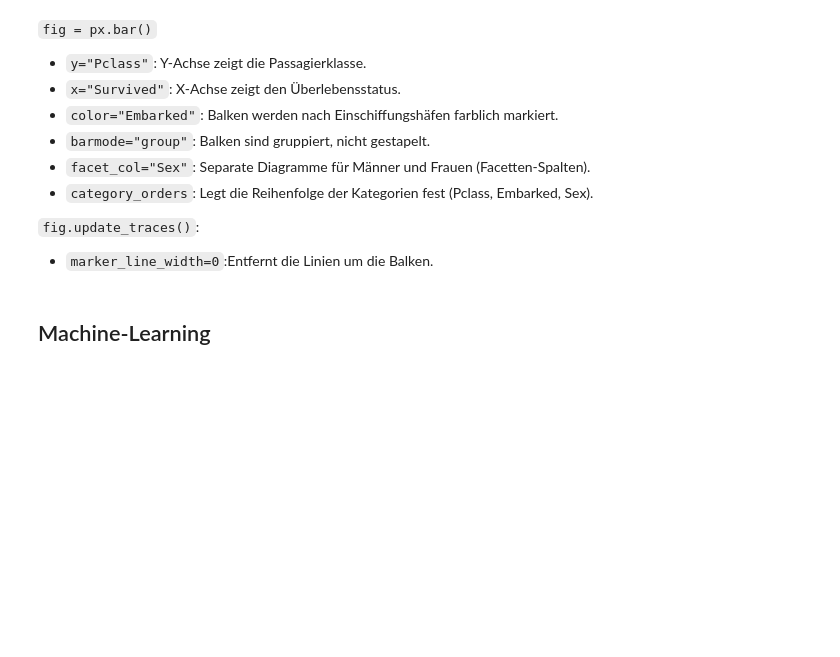
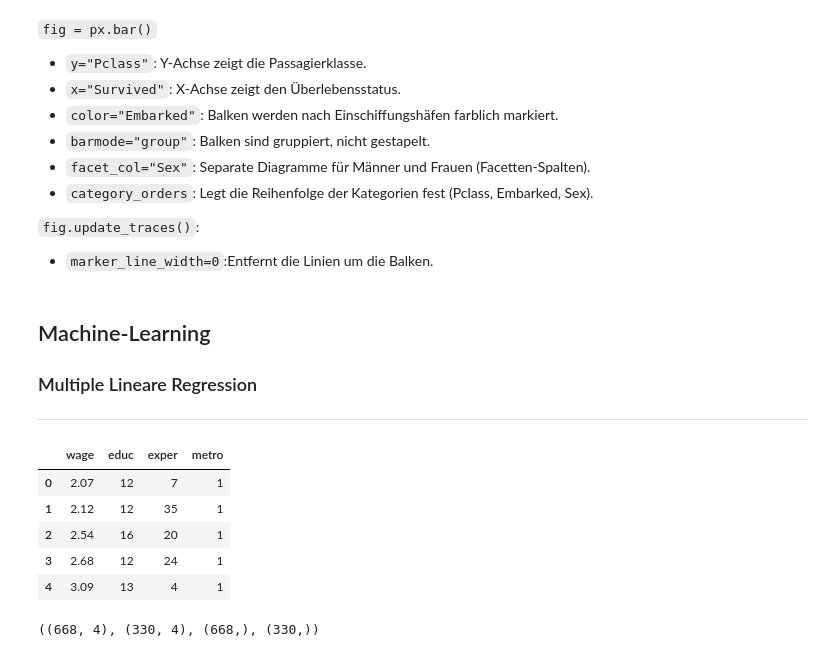
Before and after one commit to RiccardoDAndrea/Python-Crashkurs_, a Jupyter notebook: Aufgaben/Task_3_Python_packages.ipynb, the cells around one changed output. Cells and saved outputs as stored; diff of their text form; code cells hidden in the pictures; blank space fills up the shorter version.

```diff
--- a/Aufgaben/Task_3_Python_packages.ipynb
+++ b/Aufgaben/Task_3_Python_packages.ipynb
@@ -702,3 +702,6 @@ fig.show()
 # %% [markdown]
 Machine-Learning
 ---
+
+### Multiple Lineare Regression
+---
@@ -704,0 +712,10 @@ Machine-Learning
+# %%
+df_wage = pd.read_csv("Data/wage.csv", sep="\t")
+df_wage.head()
+# %% [output]
+|  | wage | educ | exper | metro |
+| 0 | 2.07 | 12 | 7 | 1 |
+| 1 | 2.12 | 12 | 35 | 1 |
+| 2 | 2.54 | 16 | 20 | 1 |
+| 3 | 2.68 | 12 | 24 | 1 |
+| 4 | 3.09 | 13 | 4 | 1 |
@@ -704,0 +727,5 @@ Machine-Learning
+# %%
+X_train, X_test, y_train, y_test = train_test_split(X, y, test_size=0.33, random_state=42)
+X_train.shape, X_test.shape, y_train.shape, y_test.shape
+# %% [output]
+((668, 4), (330, 4), (668,), (330,))
```
Also changed, not shown: parts of 21 cells of this notebook, 3 other files.
